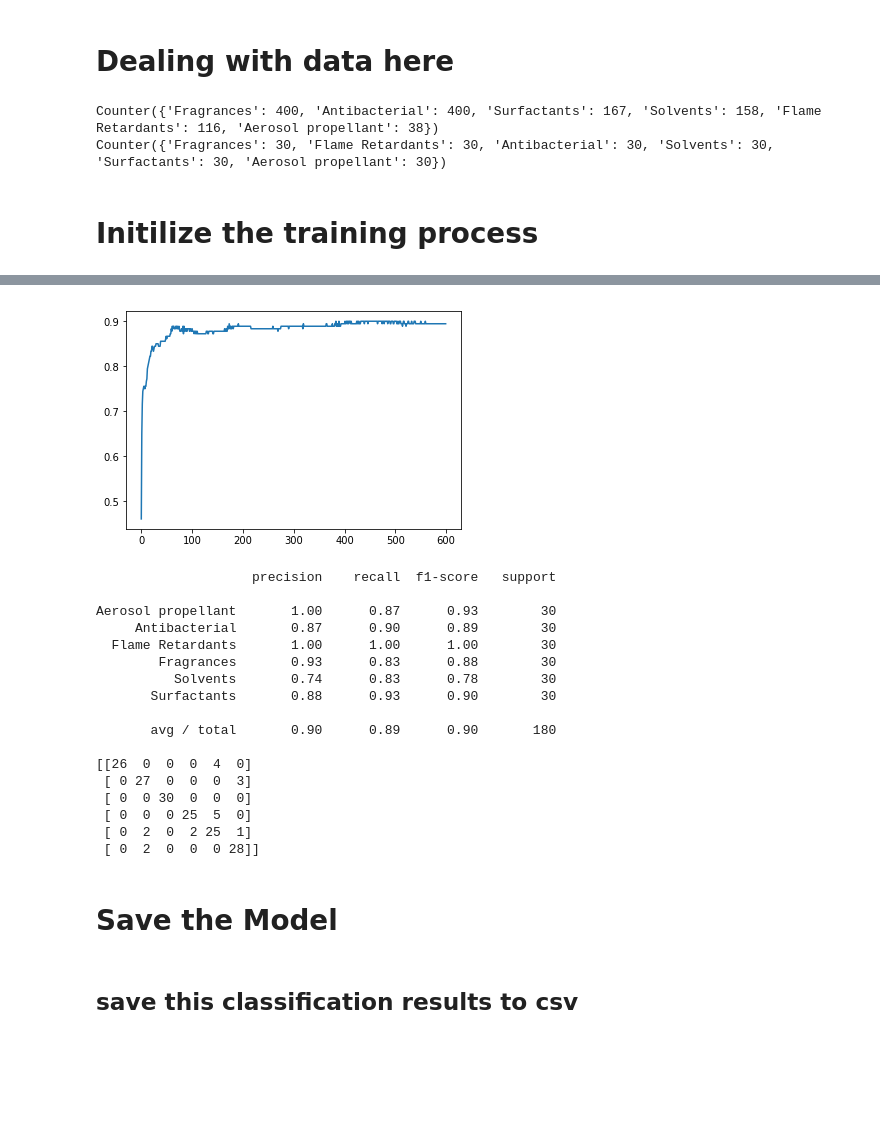
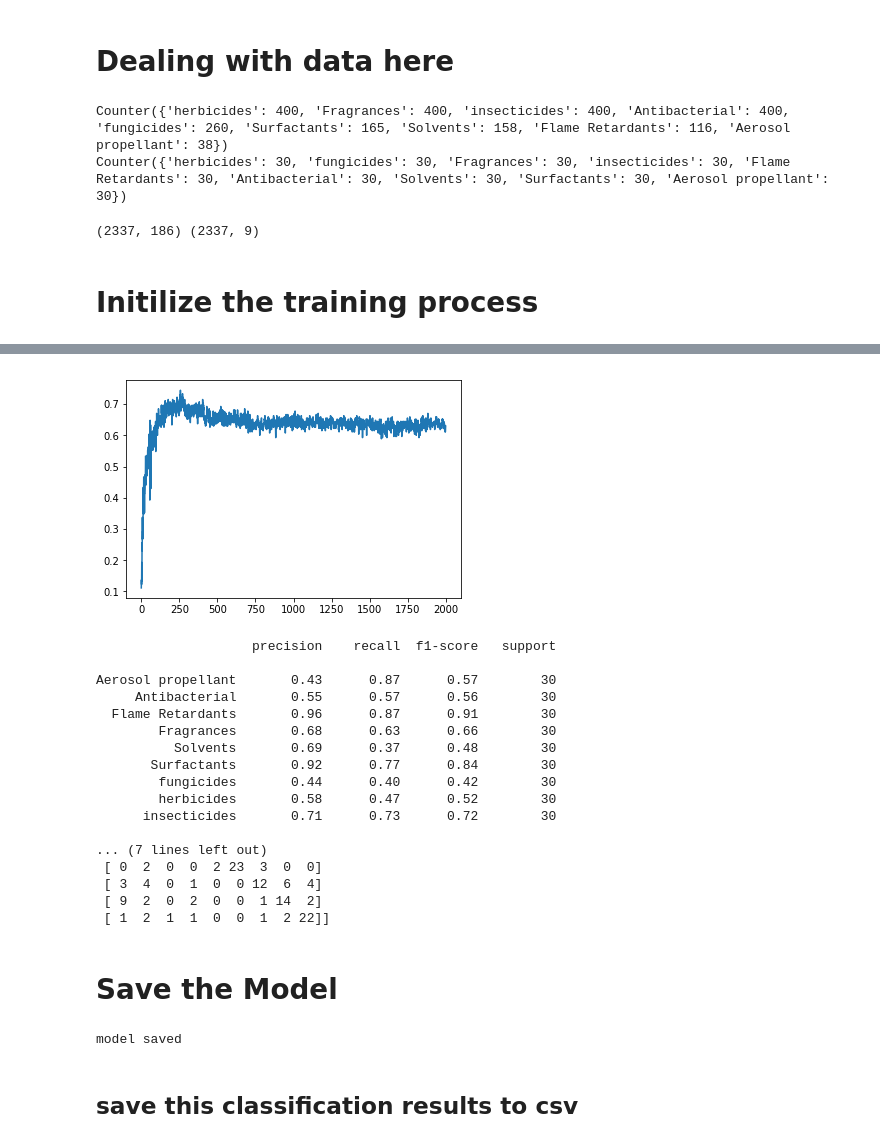
Before and after one commit to RunshengSong/functional_use_classifier, a Jupyter notebook: train_classifier.ipynb, the cells around one changed output, grey strips where cells are left out. Cells and saved outputs as stored; diff of their text form; code cells hidden in the pictures; blank space fills up the shorter version.

```diff
--- a/train_classifier.ipynb
+++ b/train_classifier.ipynb
@@ -22,7 +22,7 @@ RUGULARIZATION = 0.
 # Dealing with data here
 # %%
 # load data
-df = pd.read_csv('./data/descs/0314_6_functional_use_descs.csv',header=0)
+df = pd.read_csv('./data/descs/0315_10_functional_use_descs.csv',header=0)
 
 
 # sample and split data
@@ -48,8 +48,12 @@ from collections import Counter
 print Counter(this_data.trn_data['class'])
 print Counter(this_data.tst_data['class'])
 # %% [output]
-Counter({'Fragrances': 400, 'Antibacterial': 400, 'Surfactants': 167, 'Solvents': 158, 'Flame Retardants': 116, 'Aerosol propellant': 38})
-Counter({'Fragrances': 30, 'Flame Retardants': 30, 'Antibacterial': 30, 'Solvents': 30, 'Surfactants': 30, 'Aerosol propellant': 30})
+Counter({'herbicides': 400, 'Fragrances': 400, 'insecticides': 400, 'Antibacterial': 400, 'fungicides': 260, 'Surfactants': 165, 'Solvents': 158, 'Flame Retardants': 116, 'Aerosol propellant': 38})
+Counter({'herbicides': 30, 'fungicides': 30, 'Fragrances': 30, 'insecticides': 30, 'Flame Retardants': 30, 'Antibacterial': 30, 'Solvents': 30, 'Surfactants': 30, 'Aerosol propellant': 30})
+# %%
+print trn_X.shape, trn_Y.shape
+# %% [output]
+(2337, 186) (2337, 9)
 # %% [markdown]
 # Initilize the training process
 # %%
@@ -57,7 +61,7 @@ this_classifier = mt.create_functional_use_classifier('./net/tensorflow_classifi
 trn_X, tst_X, vec = this_classifier.fit_scaler(StandardScaler(),trn_X, tst_X)
 
 # training
-this_classifier.train(trn_X,trn_Y,tst_X,tst_Y, num_epoch=600, num_neroun=128,learning_rate=0.01)
+this_classifier.train(trn_X,trn_Y,tst_X,tst_Y, num_epoch=2000, num_neroun=256,learning_rate=1e-4)
 
 # print out the training results
 print classification_report(np.argmax(tst_Y,axis=1), this_classifier.predict(tst_X),target_names=target_names)
@@ -83,25 +87,27 @@ Epoch = 600, Training Accuracy = 99.61%, Testing Accuracy = 89.44%
-[figure, old version]
+[figure, new version]
                     precision    recall  f1-score   support
 
-Aerosol propellant       1.00      0.87      0.93        30
-     Antibacterial       0.87      0.90      0.89        30
-  Flame Retardants       1.00      1.00      1.00        30
-        Fragrances       0.93      0.83      0.88        30
-          Solvents       0.74      0.83      0.78        30
-       Surfactants       0.88      0.93      0.90        30
+Aerosol propellant       0.43      0.87      0.57        30
+     Antibacterial       0.55      0.57      0.56        30
+  Flame Retardants       0.96      0.87      0.91        30
+        Fragrances       0.68      0.63      0.66        30
+          Solvents       0.69      0.37      0.48        30
+       Surfactants       0.92      0.77      0.84        30
+        fungicides       0.44      0.40      0.42        30
+        herbicides       0.58      0.47      0.52        30
+      insecticides       0.71      0.73      0.72        30
 
-       avg / total       0.90      0.89      0.90       180
-
-[[26  0  0  0  4  0]
- [ 0 27  0  0  0  3]
- [ 0  0 30  0  0  0]
- [ 0  0  0 25  5  0]
- [ 0  2  0  2 25  1]
- [ 0  2  0  0  0 28]]
+... (7 lines left out)
+ [ 0  2  0  0  2 23  3  0  0]
+ [ 3  4  0  1  0  0 12  6  4]
+ [ 9  2  0  2  0  0  1 14  2]
+ [ 1  2  1  1  0  0  1  2 22]]
 # %% [markdown]
 # Save the Model
 # %%
-this_classifier.save_model('./net/tensorflow_classifier_Jan12.json')
+this_classifier.save_model('./net/tensorflow_classifier_Mar15.json')
+# %% [output]
+model saved
 # %% [markdown]
 ## save this classification results to csv
 # %%
```
Also changed, not shown: parts of 2 cells of this notebook, 19 other files.
